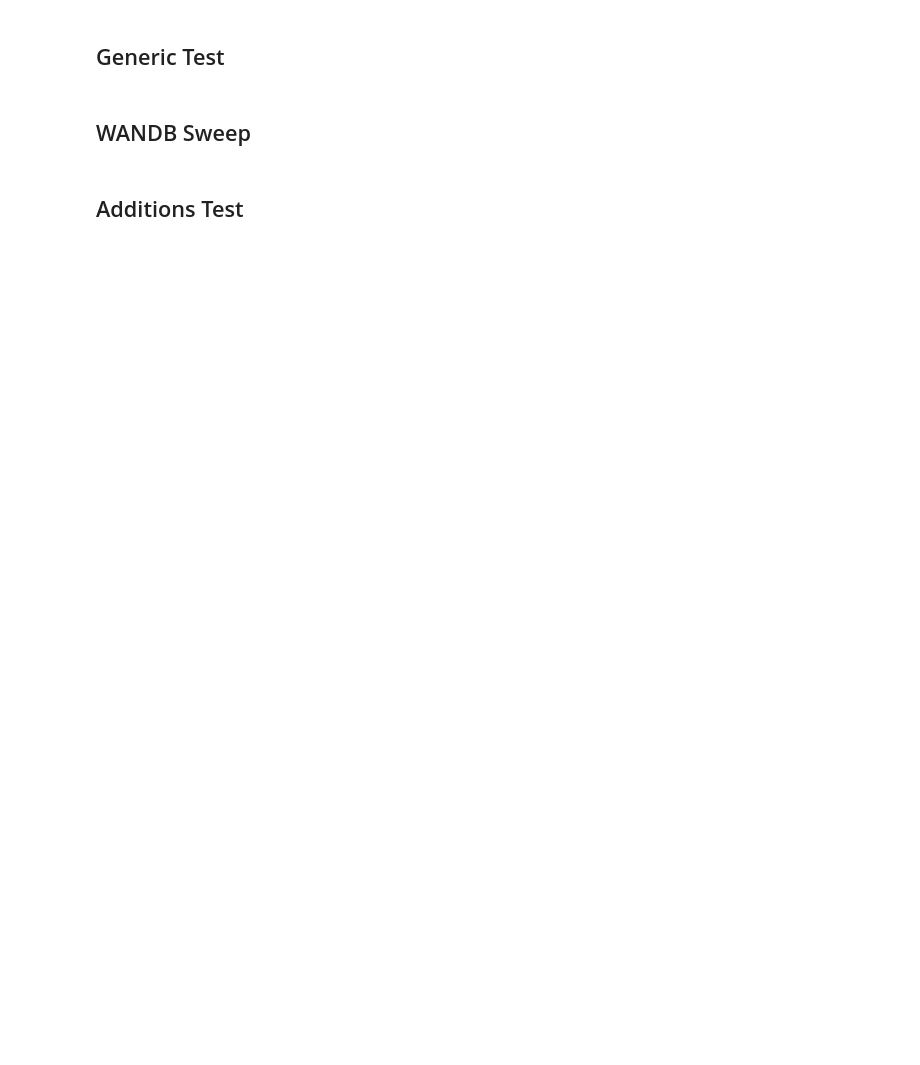
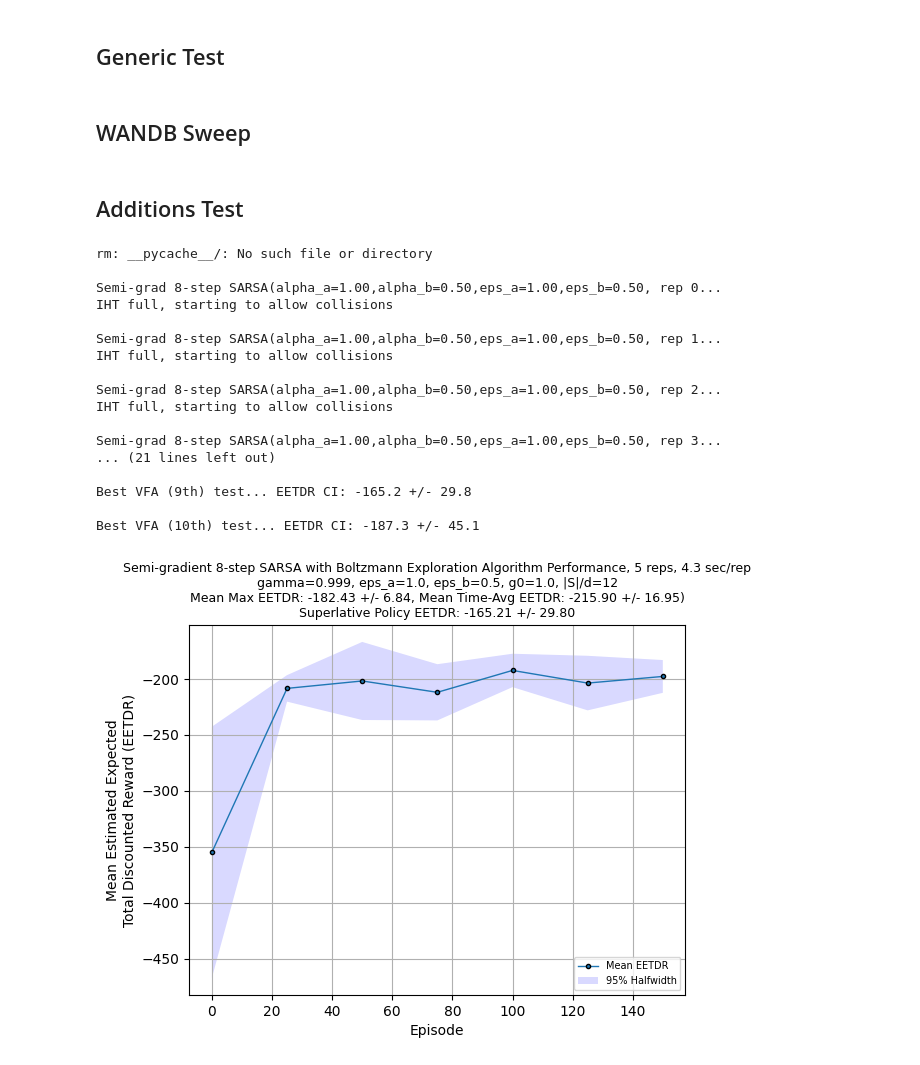
Before and after one commit to bhosley/Schoolwork, a Jupyter notebook: 2024Q2 - Reinforcement Learning/Project/src/project.ipynb, the cells around one changed output. Cells and saved outputs as stored; diff of their text form; code cells hidden in the pictures; blank space fills up the shorter version.

Commit message:
Update before Boltzmann Sweeps

```diff
--- a/2024Q2 - Reinforcement Learning/Project/src/project.ipynb
+++ b/2024Q2 - Reinforcement Learning/Project/src/project.ipynb
@@ -113,43 +115,59 @@ sgsf.train(num_replications=5, num_episodes=100)
 # %%
-from MDP import MDP_Tiled, FourierBasis
 from SemiGradSARSA import SemiGradSARSA
 
 import numpy as np
-from time import perf_counter
-from tiles3 import tiles
-
 !rm -r __pycache__/
 
 class SemiGradSARSA_boltzmann(SemiGradSARSA):
     name = "Semi-gradient n-step SARSA"
 
-    def __init__(self, env, n=1, basis_order=4, **kwargs) -> None:
+    def __init__(self, env, n=1, **kwargs) -> None:
         super().__init__(env, **kwargs)
-        self.algorithm_name = f"Semi-gradient {n}-step SARSA with {basis_order} order Fourier Basis"
+        self.algorithm_name = f"Semi-gradient {n}-step SARSA with Boltzmann Exploration"
         self.nm1 = n-1
-
+        self.tau            = kwargs.get('tau',1.0)
+        self._tau_          = self.tau
+        self.cooling_rate   = kwargs.get('cooling_rate',0.000001)
 
 
     #@override(SemiGradSARSA) # Needs Python >3.12
     def get_action(self, state, policy, epsilon=0) -> int:
         w, iht = policy
-        if np.random.rand() > epsilon:
-            #transformed_state = self.fourier_basis.transform(state)
-            #return self.argmaxQbar(transformed_state,w,iht)
-            return self.argmaxQbar(state,w,iht)
-        else:
-            return self.env.action_space.sample()
+        Qvals = np.array([self.Qbar(state,a,w,iht) for a in range(self.num_actions)])
+        exp_q = np.clip(np.exp(Qvals / self.tau), 1e-10, 1e10)
+        self.tau = self.tau * (1-self.cooling_rate) # Apply Cooling
+        probabilities = exp_q / np.sum(exp_q)
+        action = np.random.choice(range(self.num_actions), p=probabilities)
+        return action
 
     #@override(MDPBase) # Needs Python >3.12
-    def phi(self,s,a,iht):
-        s = self.fourier_basis.transform(s)
-        return tiles(iht, self.num_tiles,list(s*self.scale_factor),[a])
+    def end_episode_callbacks(self) -> None:
+        self.tau = self._tau_
 
 
 import gymnasium as gym
 env = gym.make('LunarLander-v2')
-sgsb = SemiGradSARSA_boltzmann(env)
-sgsb.train(num_replications=5, num_episodes=100)
+sgsb = SemiGradSARSA_boltzmann(env, n=8)
+sgsb.train(num_replications=5, num_episodes=150)
 #sgsb.get_results()
-#sgsb.show_results()
+sgsb.show_results()
 #sgsb.display_best_policy()
+# %% [output]
+rm: __pycache__/: No such file or directory
+
+Semi-grad 8-step SARSA(alpha_a=1.00,alpha_b=0.50,eps_a=1.00,eps_b=0.50, rep 0...
+IHT full, starting to allow collisions
+
+Semi-grad 8-step SARSA(alpha_a=1.00,alpha_b=0.50,eps_a=1.00,eps_b=0.50, rep 1...
+IHT full, starting to allow collisions
+
+Semi-grad 8-step SARSA(alpha_a=1.00,alpha_b=0.50,eps_a=1.00,eps_b=0.50, rep 2...
+IHT full, starting to allow collisions
+
+Semi-grad 8-step SARSA(alpha_a=1.00,alpha_b=0.50,eps_a=1.00,eps_b=0.50, rep 3...
+... (21 lines left out)
+
+Best VFA (9th) test... EETDR CI: -165.2 +/- 29.8
+
+Best VFA (10th) test... EETDR CI: -187.3 +/- 45.1
+[figure, added]
```
Also changed, not shown: parts of 2 cells of this notebook, 5 other files.
